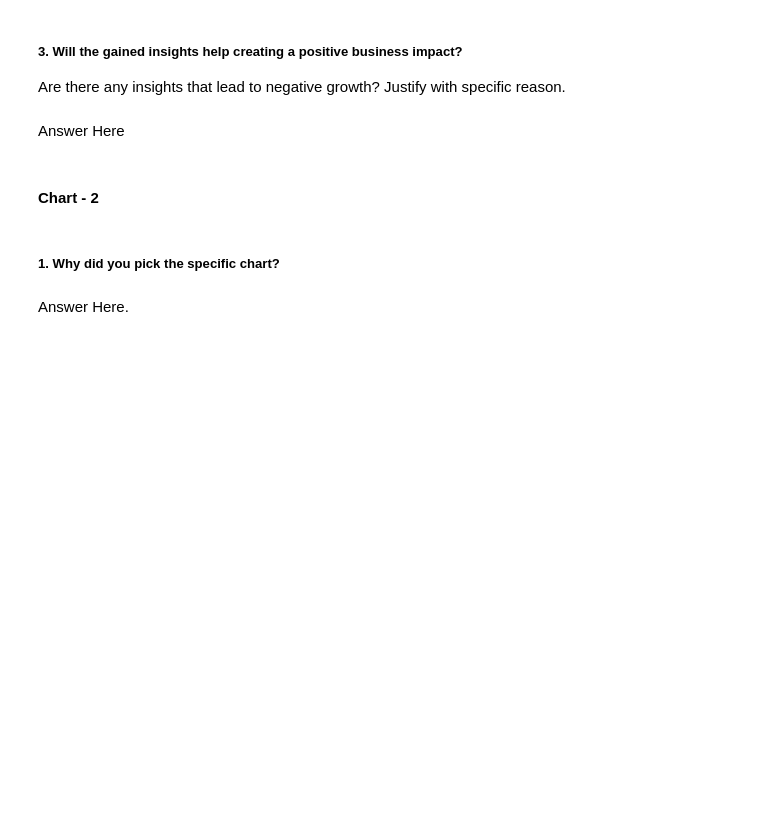
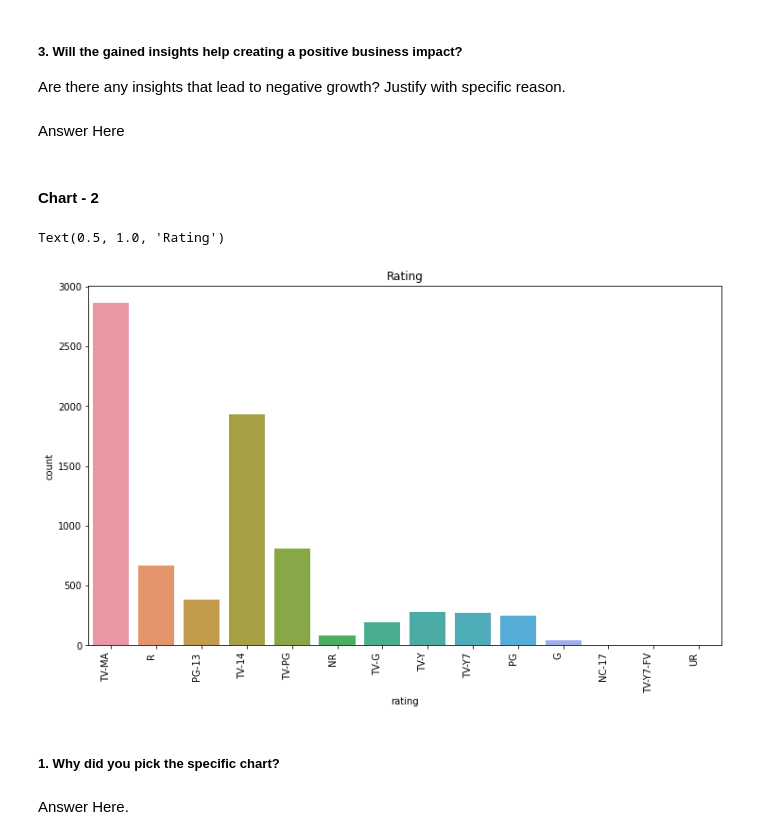
Before and after one commit to Kaustubh-Amare/Netflix-movies-and-tv-shows-clustering-ML, a Jupyter notebook: Netflix_Movies_&_TV_shows_clustering_ML.ipynb, the cells around one changed output. Saved outputs shown, nothing was run; the diff lists cells and outputs as text; code cells hidden in the pictures; blank space fills up the shorter version.

```diff
--- a/Netflix_Movies_&_TV_shows_clustering_ML.ipynb
+++ b/Netflix_Movies_&_TV_shows_clustering_ML.ipynb
@@ -266,3 +434,14 @@ Answer Here
+# %%
+# Chart - 2 visualization code
+# count plot for ratings
+sns.countplot(content_df['rating'])
+sns.countplot(content_df['rating']).set_xticklabels(sns.countplot(content_df['rating']).get_xticklabels(), rotation=90, ha="right")
+fig = plt.gcf()
+fig.set_size_inches(12,7)
+plt.title('Rating')
+# %% [output]
+Text(0.5, 1.0, 'Rating')
+[figure, added]
 # %% [markdown]
 ##### 1. Why did you pick the specific chart?
 # %% [markdown]
```
Also changed, not shown: parts of 25 cells of this notebook.
